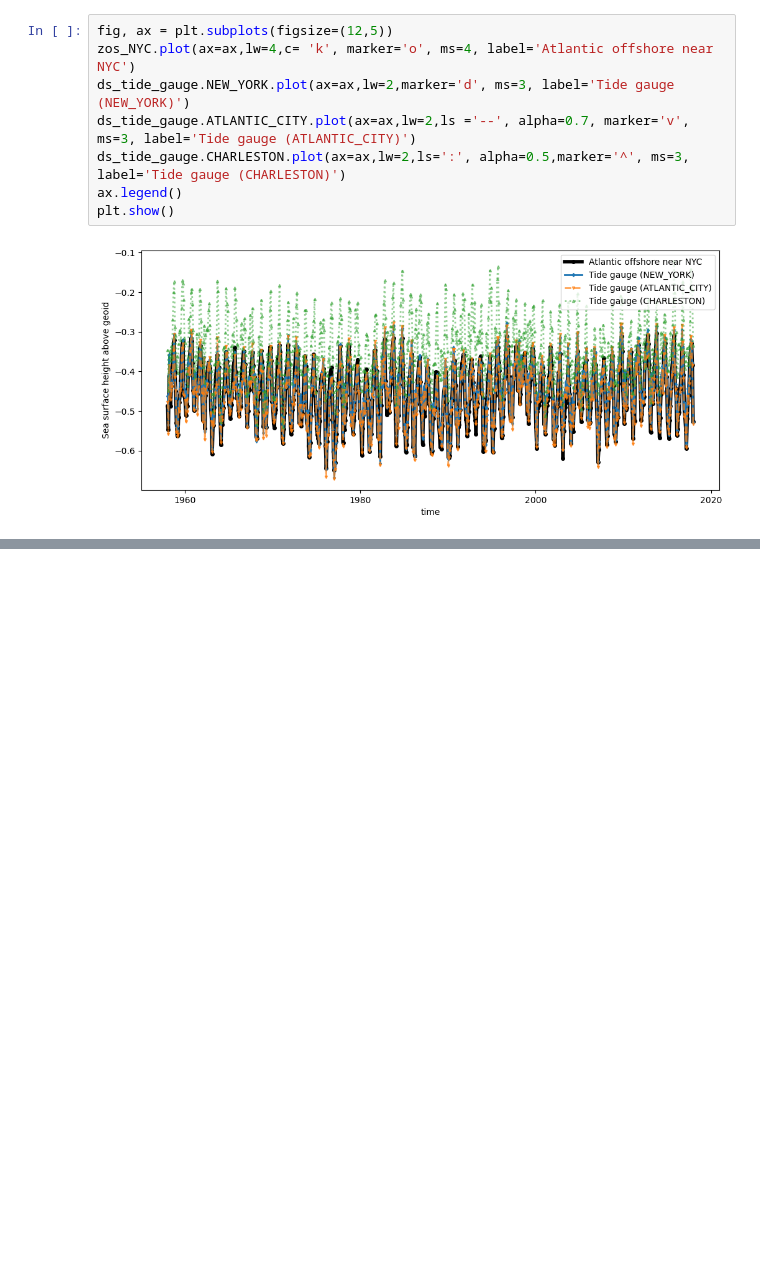
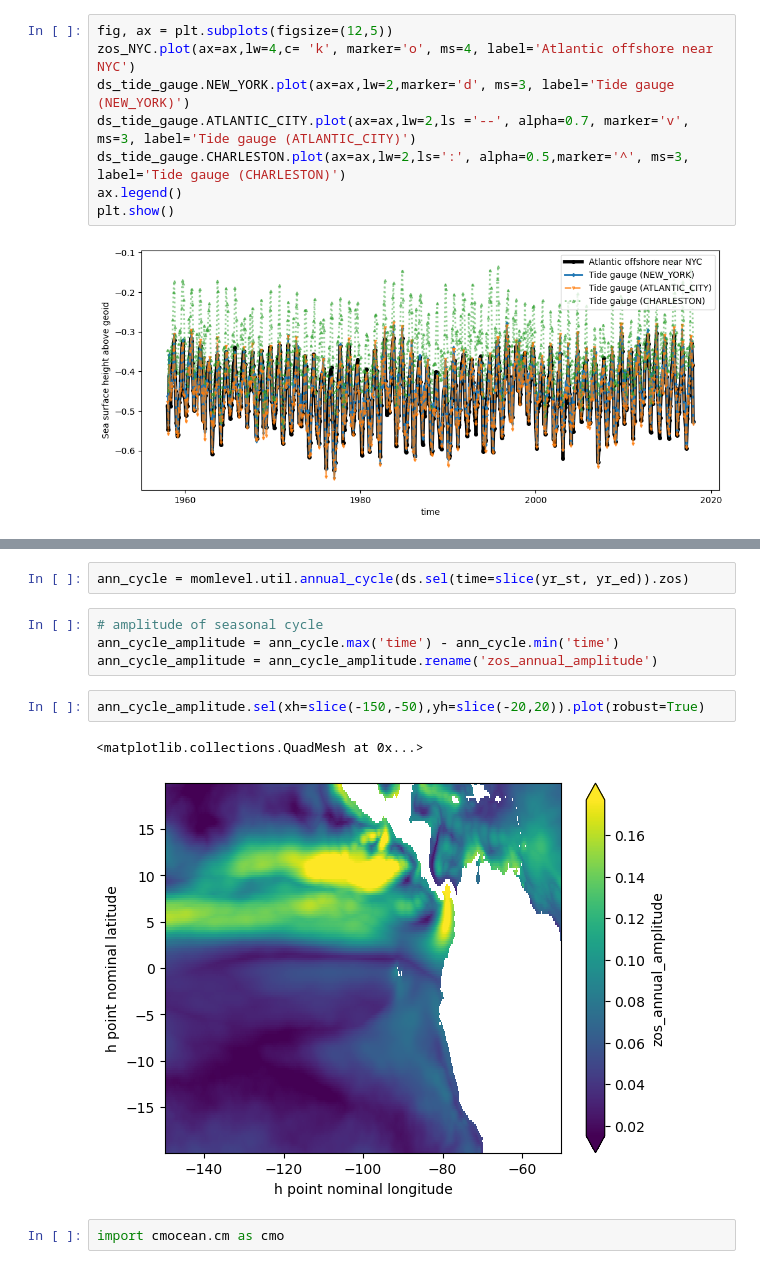
Before and after one commit to jetesdal/sea_level_covariability, a Jupyter notebook: notebooks/Intro_DSL_model_output.ipynb, the cells around one changed output, grey strips where cells are left out. Saved outputs shown, nothing was run; the diff lists cells and outputs as text; blank space fills up the shorter version.

```diff
--- a/notebooks/Intro_DSL_model_output.ipynb
+++ b/notebooks/Intro_DSL_model_output.ipynb
@@ -242,0 +280,13 @@ plt.show()
+# %%
+ann_cycle = momlevel.util.annual_cycle(ds.sel(time=slice(yr_st, yr_ed)).zos)
+# %%
+# amplitude of seasonal cycle
+ann_cycle_amplitude = ann_cycle.max('time') - ann_cycle.min('time')
+ann_cycle_amplitude = ann_cycle_amplitude.rename('zos_annual_amplitude')
+# %%
+ann_cycle_amplitude.sel(xh=slice(-150,-50),yh=slice(-20,20)).plot(robust=True)
+# %% [output]
+<matplotlib.collections.QuadMesh at 0x...>
+[figure, added]
+# %%
+import cmocean.cm as cmo
```
Also changed, not shown: parts of 17 cells of this notebook, 3 other files.
